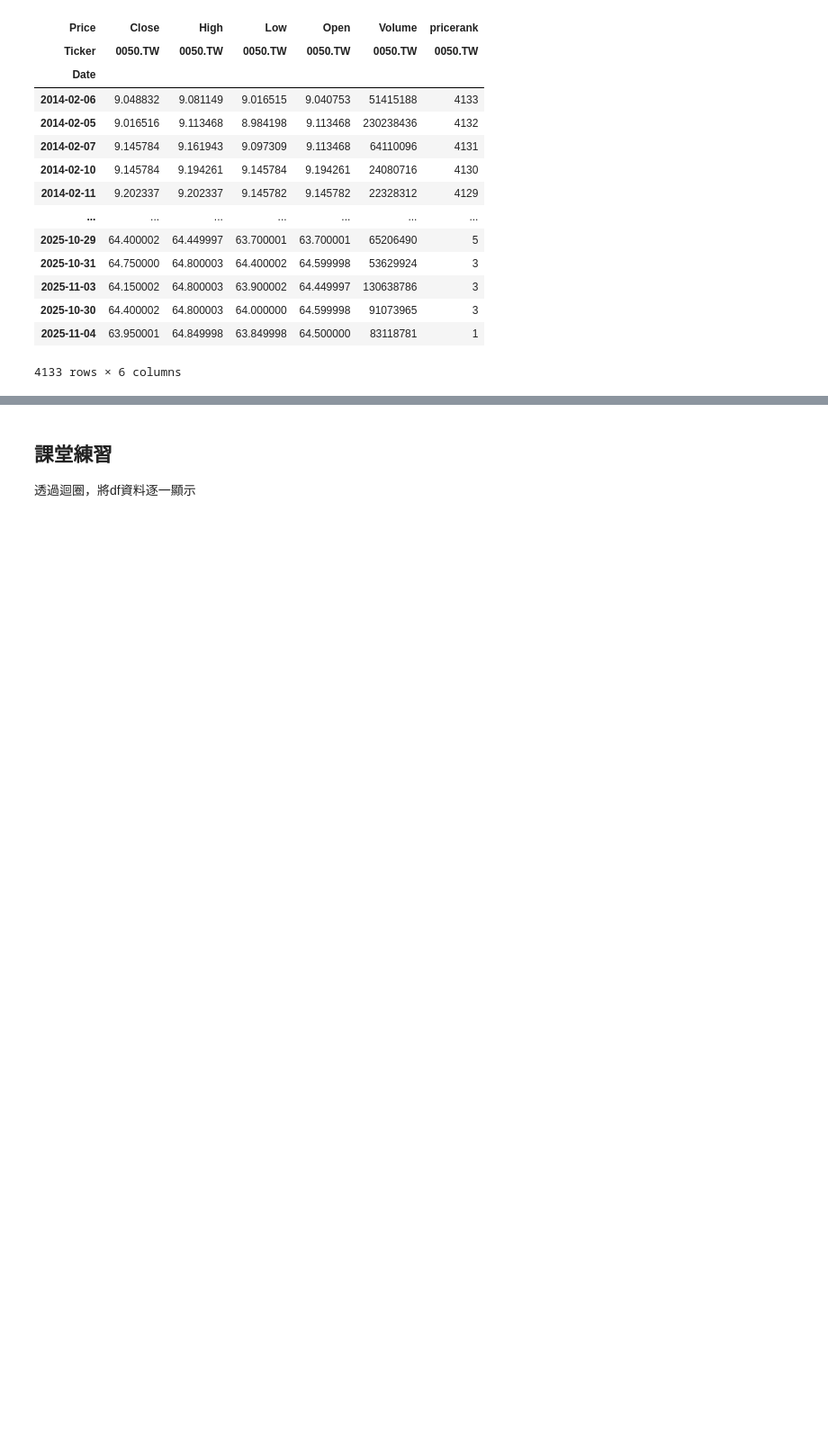
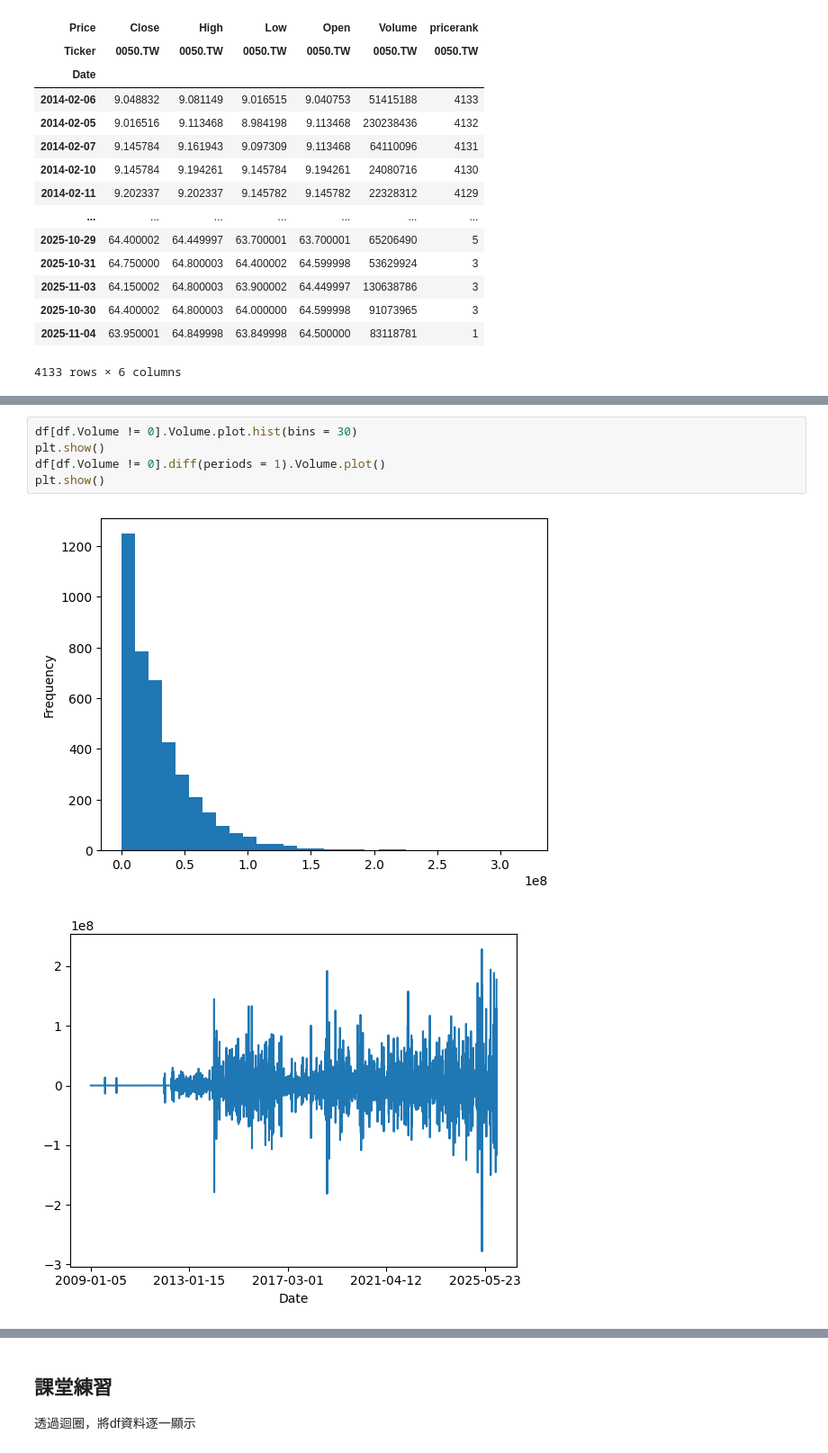
Before and after one commit to RayWang98/class_20251113, a Jupyter notebook: class_info.ipynb, the cells around one changed output, grey strips where cells are left out. Shown at 90% size. Drawn from its saved outputs; the diff is of its cells as text; blank space fills up the shorter version.

```diff
--- a/class_info.ipynb
+++ b/class_info.ipynb
@@ -208,0 +261,8 @@ MultiIndex([( 'Close', '0050.TW'),
+# %%
+df[df.Volume != 0].Volume.plot.hist(bins = 30)
+plt.show()
+df[df.Volume != 0].diff(periods = 1).Volume.plot()
+plt.show()
+# %% [output]
+[figure, added]
+[figure, added]
```
Also changed, not shown: parts of 4 cells of this notebook, 3 other files.
